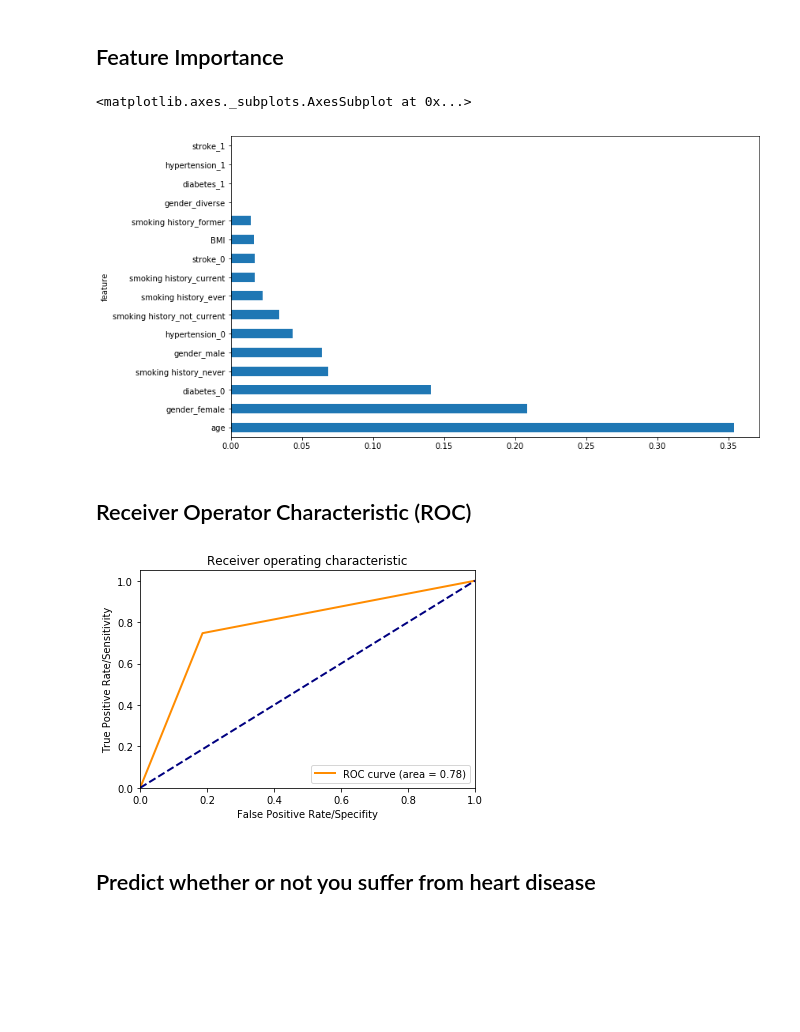
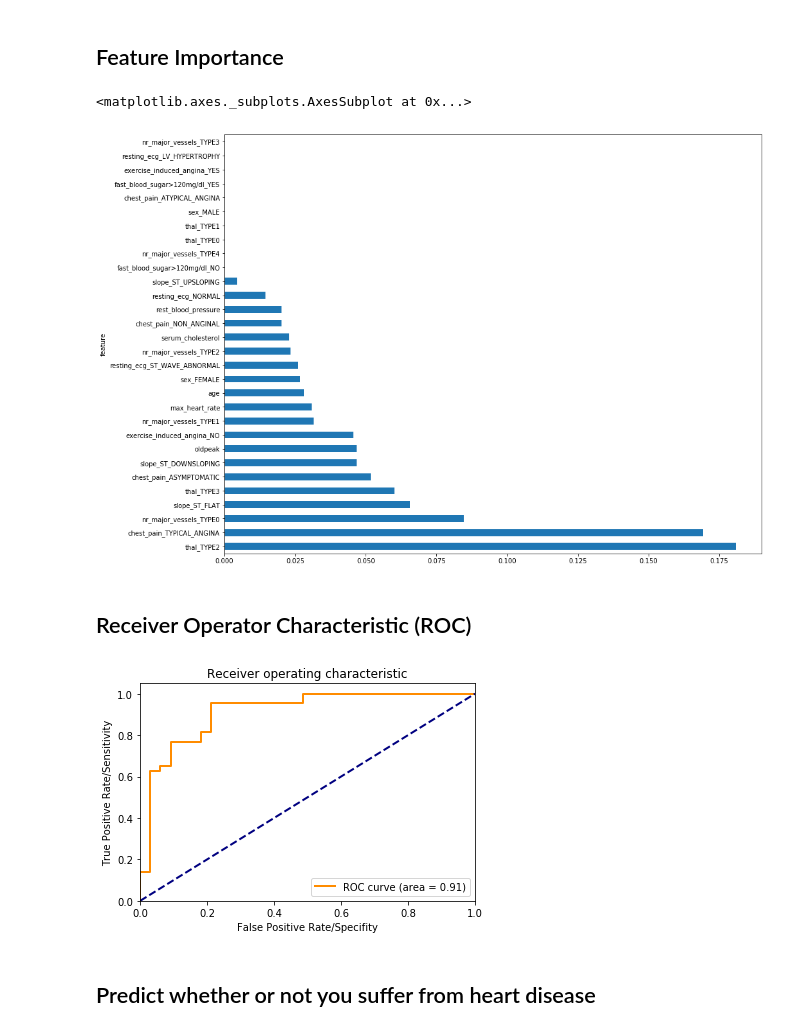
Before and after one commit to SebastianReimer/Classification_clinical_data, a Jupyter notebook: notebooks/Classification_Notebook.ipynb, the cells around one changed output. Cells and saved outputs as stored; diff of their text form; code cells hidden in the pictures; blank space fills up the shorter version.

```diff
--- a/notebooks/Classification_Notebook.ipynb
+++ b/notebooks/Classification_Notebook.ipynb
@@ -75,12 +66,22 @@ y = df_data['heart disease']
+# %%
+#rearrange df
+df_data = df_data[['sex','age','chest_pain','rest_blood_pressure','serum_cholesterol',
+                   'fast_blood_sugar>120mg/dl','resting_ecg', 'max_heart_rate', 'exercise_induced_angina',
+                  'oldpeak', 'slope_ST', 'nr_major_vessels', 'thal', 'heart_disease'  ]]
+#input variables X
+X = df_data[['sex','age','chest_pain','rest_blood_pressure','serum_cholesterol',
+                   'fast_blood_sugar>120mg/dl','resting_ecg', 'max_heart_rate', 'exercise_induced_angina',
+                  'oldpeak', 'slope_ST', 'nr_major_vessels', 'thal']]
+#output variable y
+y = df_data['heart_disease']
 # %% [markdown]
 ## Data Preparation
 # %%
-categorial = df_data[['gender', 'diabetes', 'hypertension', 'stroke', 'smoking history']].values
+categorial = df_data[['sex','chest_pain',
+                   'fast_blood_sugar>120mg/dl','resting_ecg', 'exercise_induced_angina',
+                   'slope_ST', 'nr_major_vessels', 'thal']].values
 
-#onehotencode categorical data, i.e. every col except age and BMI
-
-# TODO: maybe drop one hot encoding. Is one hot encoding necessary?
-#one hot encode  categorical cols (see categorial) --> prep for xgboost
+#onehotencode categorical data
 def onehotencode(categorial_data):
     encoded_X = None
     for i in range(0, categorial_data.shape[1]):
@@ -99,8 +100,8 @@ def onehotencode(categorial_data):
 encoded_X = onehotencode(categorial)
 
 
-#add 'age','BMI'
-numeric_cols = ['age', 'BMI']
+#add int and float data
+numeric_cols = ['age', 'rest_blood_pressure', 'serum_cholesterol', 'max_heart_rate', 'oldpeak' ]
 for col in numeric_cols:
     values = X[col].values
     values = values.reshape(values.shape[0],1)
@@ -111,7 +112,7 @@ reshaped_y = y.values
 reshaped_y = reshaped_y.reshape(y.shape[0],)
 
 #split train and test data
-X_train, X_test, y_train, y_test = train_test_split(encoded_X, reshaped_y, test_size = 0.75)
+X_train, X_test, y_train, y_test = train_test_split(encoded_X, reshaped_y, test_size = 0.25)
 # %% [markdown]
 ## Model
 # %%
@@ -167,29 +168,32 @@ plt.show()
 ## Feature Importance
 # %%
 #encoded_X col labels:
-labels = ['gender_female', 'gender_male', 'gender_diverse', 'diabetes_0', 'diabetes_1',
-        'hypertension_0','hypertension_1', 'stroke_0', 'stroke_1',
-        'smoking history_current', 'smoking history_ever', 'smoking history_former',
-        'smoking history_never', 'smoking history_not_current','age', 'BMI']
+labels = ['sex_FEMALE', 'sex_MALE', 'chest_pain_TYPICAL_ANGINA','chest_pain_ATYPICAL_ANGINA','chest_pain_NON_ANGINAL','chest_pain_ASYMPTOMATIC',
+         'fast_blood_sugar>120mg/dl_NO', 'fast_blood_sugar>120mg/dl_YES', 'resting_ecg_NORMAL','resting_ecg_ST_WAVE_ABNORMAL','resting_ecg_LV_HYPERTROPHY',
+         'exercise_induced_angina_NO', 'exercise_induced_angina_YES','slope_ST_UPSLOPING', 'slope_ST_FLAT', 'slope_ST_DOWNSLOPING',
+         'nr_major_vessels_TYPE0','nr_major_vessels_TYPE1', 'nr_major_vessels_TYPE2','nr_major_vessels_TYPE3', 'nr_major_vessels_TYPE4',
+          'thal_TYPE0', 'thal_TYPE1', 'thal_TYPE2', 'thal_TYPE3',
+         'age', 'rest_blood_pressure', 'serum_cholesterol', 'max_heart_rate', 'oldpeak' ]
 
 df_enc = pd.DataFrame(encoded_X)
 df_enc.columns = labels
 
 def feature_imp(df,model):
     fi = pd.DataFrame()
     fi["feature"] = df.columns
     fi["importance"] = model.feature_importances_
     return fi.sort_values(by="importance", ascending=False)
 
-feature_imp(df_enc ,model).plot('feature', 'importance', kind='barh', figsize=(12,7), legend=False)
+feature_imp(df_enc ,model).plot('feature', 'importance', kind='barh', figsize=(15,12), legend=False)
 # %% [output]
 <matplotlib.axes._subplots.AxesSubplot at 0x...>
-[figure, old version]
+[figure, new version]
 # %% [markdown]
 ## Receiver Operator Characteristic (ROC)
 # %%
 #calc false positve rate and true positive rate
-fpr, tpr, _ = roc_curve(y_test, y_pred)
+y_predi = model.fit(X_train, y_train).predict_proba(X_test)[:,1]
+fpr, tpr, _ = roc_curve(y_test, y_predi)
 roc_auc = auc(fpr, tpr)
 
 plt.figure()
@@ -205,7 +209,7 @@ plt.title('Receiver operating characteristic')
 plt.legend(loc="lower right")
 plt.show()
 # %% [output]
-[figure, old version]
+[figure, new version]
 # %% [markdown]
 ## Predict whether or not you suffer from heart disease
 # %%
```
Also changed, not shown: parts of 10 cells of this notebook.
